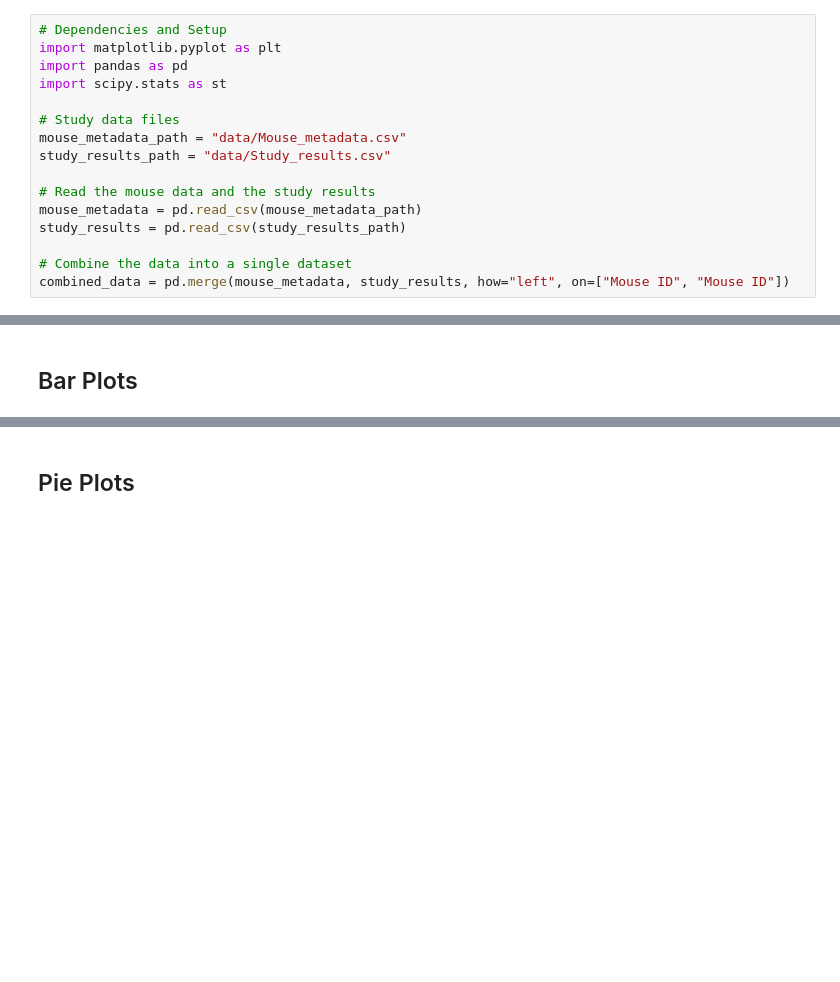
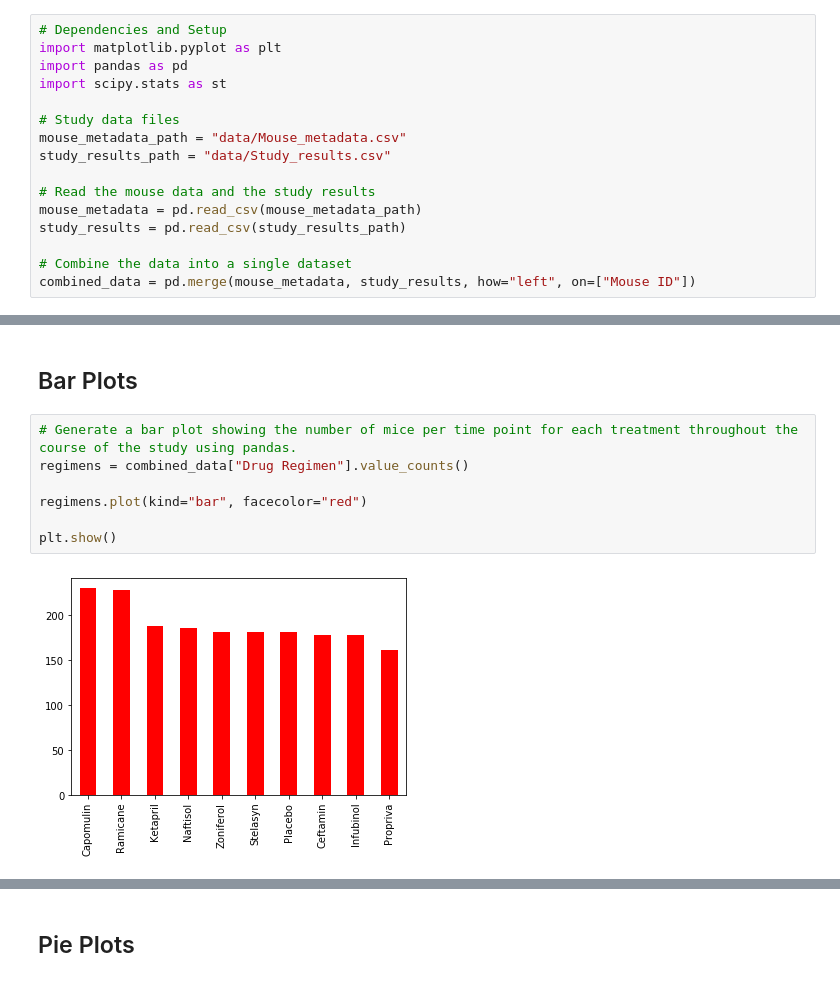
Before and after one commit to joshuadanielp/05-Matplotlib, a Jupyter notebook: Instructions/Pymaceuticals/pymaceuticals_starter.ipynb, the cells around one changed output, grey strips where cells are left out. Saved outputs shown, nothing was run; the diff lists cells and outputs as text; blank space fills up the shorter version.

```diff
--- a/Instructions/Pymaceuticals/pymaceuticals_starter.ipynb
+++ b/Instructions/Pymaceuticals/pymaceuticals_starter.ipynb
@@ -20,6 +20,6 @@ mouse_metadata = pd.read_csv(mouse_metadata_path)
 study_results = pd.read_csv(study_results_path)
 
 # Combine the data into a single dataset
-combined_data = pd.merge(mouse_metadata, study_results, how="left", on=["Mouse ID", "Mouse ID"])
+combined_data = pd.merge(mouse_metadata, study_results, how="left", on=["Mouse ID"])
 # %%
 # Checking the number of mice in the DataFrame.
@@ -117,4 +117,13 @@ summary_table
 | Zoniferol | 59.18 | 61.84 | 76.86 | 8.77 | 1.75 |
 # %% [markdown]
 ## Bar Plots
+# %%
+# Generate a bar plot showing the number of mice per time point for each treatment throughout the course of the study using pandas.
+regimens = combined_data["Drug Regimen"].value_counts()
+
+regimens.plot(kind="bar", facecolor="red")
+
+plt.show()
+# %% [output]
+[figure, added]
 # %%
```
Also changed, not shown: parts of 3 cells of this notebook.
